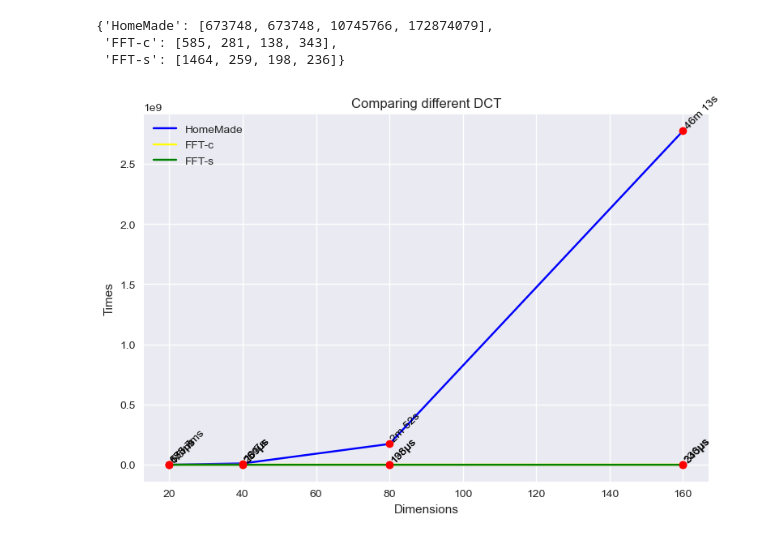
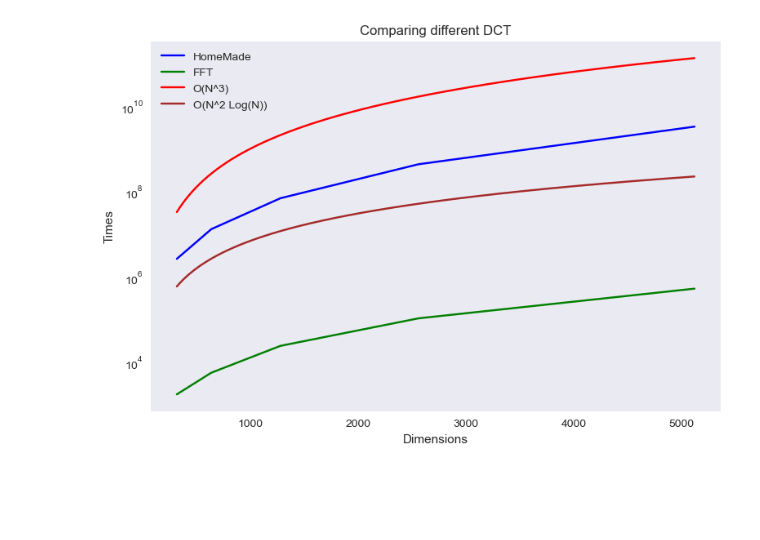
Before and after one commit to dadegrande99/ImageCompressionDCT, a Jupyter notebook: testTimeDCT.ipynb, the cells around one changed output. Cells and saved outputs as stored; diff of their text form; code cells hidden in the pictures; blank space fills up the shorter version.

Commit message:
Timing test

```diff
--- a/testTimeDCT.ipynb
+++ b/testTimeDCT.ipynb
@@ -96,41 +47,29 @@ test2
-# %%
-test = {
-    "HomeMade": [],  # timing with our method
-    "FFT-c": [],  # timing with cv2 method
-    "FFT-s": []  # timing with scipy method
-}
-for i in range(len(dimensions)):
-    test["HomeMade"].append(int(test2["HomeMade"][i].total_seconds() * 1e6))
-    test["FFT-c"].append(int(test2["FFT-c"][i].total_seconds() * 1e6))
-    test["FFT-s"].append(int(test2["FFT-s"][i].total_seconds() * 1e6))
-test
-# %% [output]
-{'HomeMade': [673748, 673748, 10745766, 172874079],
- 'FFT-c': [585, 281, 138, 343],
- 'FFT-s': [1464, 259, 198, 236]}
 # %%
-for i in range(len(dimensions)):
-    timing["HomeMade"].append(int(timing2["HomeMade"][i].total_seconds() * 1e6))
-    timing["FFT-c"].append(int(timing2["FFT-c"][i].total_seconds() * 1e6))
-    timing["FFT-s"].append(int(timing2["FFT-s"][i].total_seconds() * 1e6))
+for i in range(len(timing["HomeMade"])):
+    timing["HomeMade"][i] = int(timing["HomeMade"][i].total_seconds() * 1e6)
+    timing["FFT"][i] = int(timing["FFT"][i].total_seconds() * 1e6)
 # %%
+
+## DCT plot
 for type in timing:
-    if type == "FFT-s":
+    if type == "FFT":
         col = "green"
-    elif type == "FFT-c":
-        col = "yellow"
     elif type == "HomeMade":
         col = "blue"
-    plt.plot(dimensions, timing[type], color=col, label=type)
-    for i in range(len(dimensions)):
-        plt.plot(dimensions[i], (timing[type][i]), color='red', marker='o')
-        plt.text(dimensions[i], timing[type][i], u.printTime(
-            timing[type][i]), color='black', ha='left', va="bottom", rotation=45)
+    plt.semilogy(dimensions, timing[type], color=col, label=type)
+
+## Theorical plot
+n=np.arange(min(dimensions), max(dimensions))
+y3 = n**3
+plt.semilogy(n, y3, color='red', label='O(N^3)')
+y2l = (n**2)*np.log(n)
+plt.semilogy(n, y2l, color='brown', label='O(N^2 Log(N))')
 
 plt.xlabel('Dimensions')
 plt.ylabel('Times')
 plt.title('Comparing different DCT')
 plt.legend()
+plt.grid(False)
 plt.show()
 # %% [output]
-[figure, old version]
+[figure, new version]
```
Also changed, not shown: parts of 10 cells of this notebook, 1 other file.
